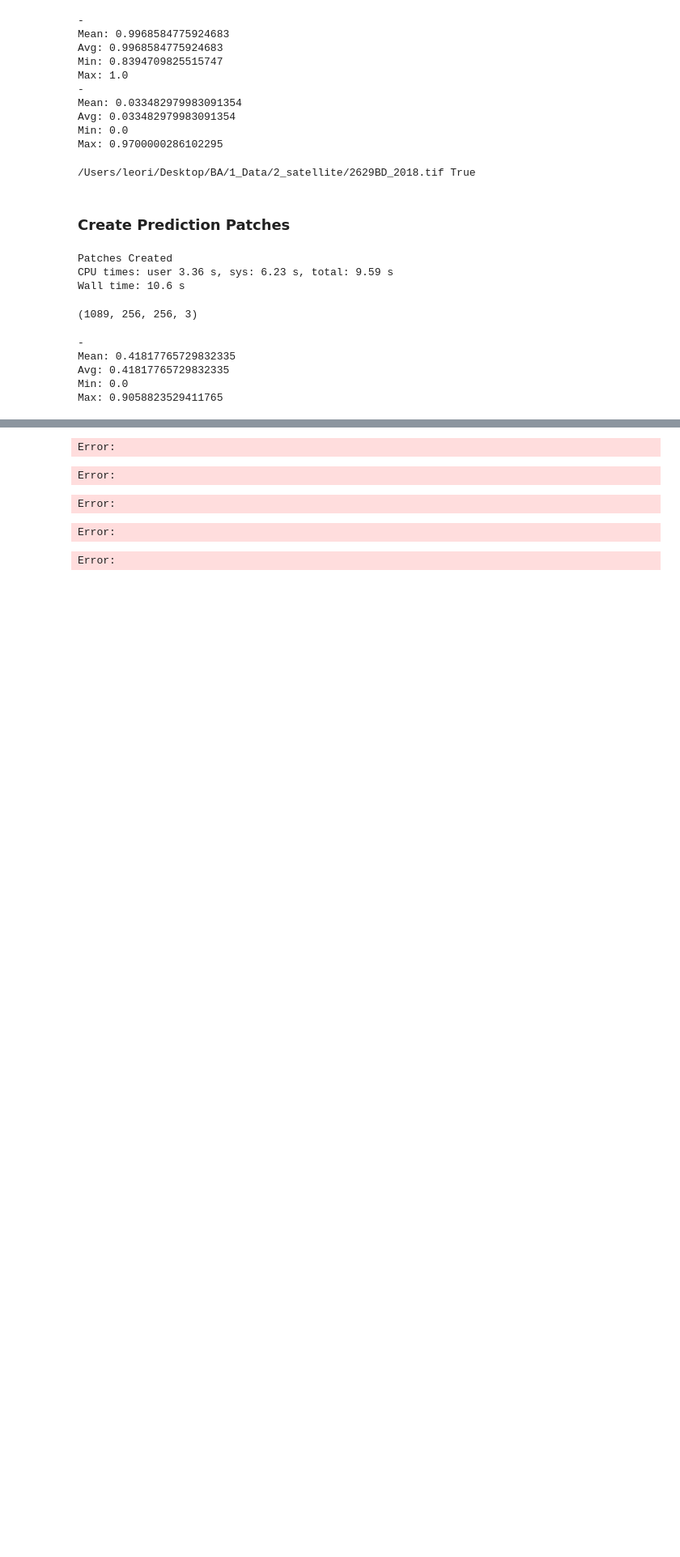
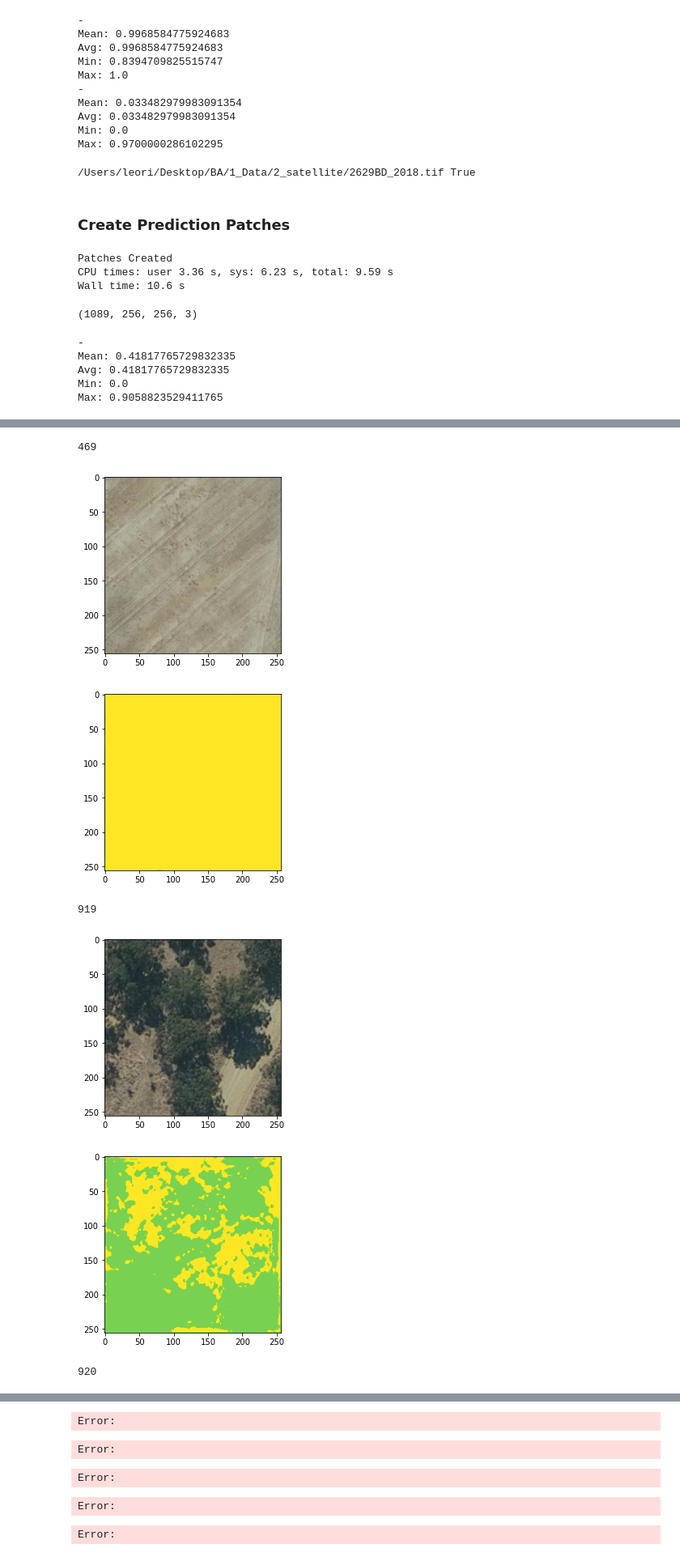
Before and after one commit to lgiesen/DL-Semantic-Segmentation-of-Tree-Stock-in-South-Africa-Using-Satellite-Images, a Jupyter notebook: 5_prediction.ipynb, the cells around one changed output, grey strips where cells are left out. Shown at 81% size. Saved outputs shown, nothing was run; the diff lists cells and outputs as text; code cells hidden in the pictures; blank space fills up the shorter version.

```diff
--- a/5_prediction.ipynb
+++ b/5_prediction.ipynb
@@ -189,0 +164,27 @@ Error:
+# %%
+y_pred = model.predict(X_pred)
+filepath_pred_y = f"{config.path_patches}y_pred_patches_{filename[:-4]}.npy"
+np.save(filepath_pred_y, y_pred)
+# %%
+y_pred = np.load(filepath_pred_y)
+# %%
+# X_pred = scale_up_color_val(X_pred) # scaling distorts the image
+y_pred = np.reshape(scale_up_color_val(y_pred), y_pred.shape[:-1])
+y_pred = np.reshape(y_pred, y_pred.shape[:-1])
+# %%
+for idx in  pred_patches_idx:
+    print(idx)
+    # inspect_arr(X_pred[idx])
+    plt.imshow(X_pred[idx])
+    plt.show()
+    # inspect_arr(scale_up_color_val(y_pred[idx]))
+    plt.imshow(scale_up_color_val(y_pred[idx]))
+    plt.show()
+# %% [output]
+469
+[figure, added]
+[figure, added]
+919
+[figure, added]
+[figure, added]
+920
```
Also changed, not shown: parts of 28 cells of this notebook, 2 other files.
